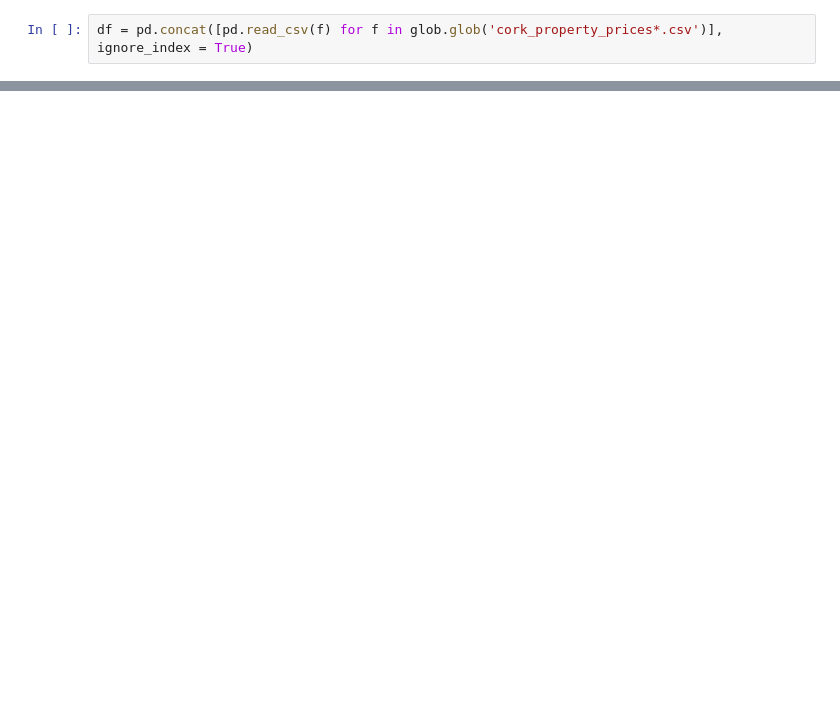
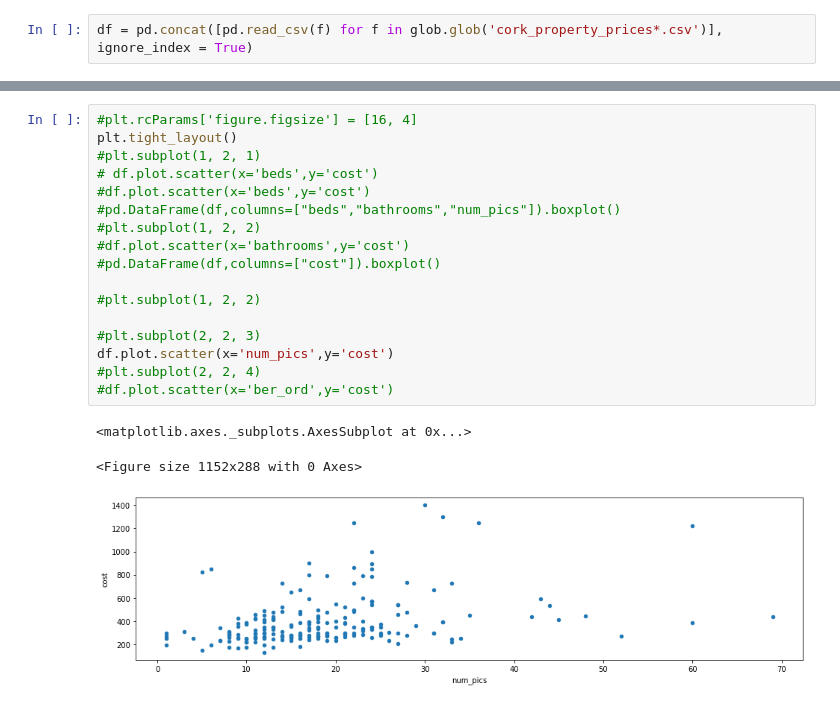
Before and after one commit to conorsobrien/CorkPropertyPrices, a Jupyter notebook: cpp_data_exploration.ipynb, the cells around one changed output, grey strips where cells are left out. Cells and saved outputs as stored; diff of their text form; blank space fills up the shorter version.

```diff
--- a/cpp_data_exploration.ipynb
+++ b/cpp_data_exploration.ipynb
@@ -40,3 +50,24 @@ pd.DataFrame(df,columns=["cost"]).boxplot()
+# %%
+#plt.rcParams['figure.figsize'] = [16, 4]
+plt.tight_layout()
+#plt.subplot(1, 2, 1)
+# df.plot.scatter(x='beds',y='cost')
+#df.plot.scatter(x='beds',y='cost')
+#pd.DataFrame(df,columns=["beds","bathrooms","num_pics"]).boxplot()
+#plt.subplot(1, 2, 2)
+#df.plot.scatter(x='bathrooms',y='cost')
+#pd.DataFrame(df,columns=["cost"]).boxplot()
+
+#plt.subplot(1, 2, 2)
+
+#plt.subplot(2, 2, 3)
+df.plot.scatter(x='num_pics',y='cost')
+#plt.subplot(2, 2, 4)
+#df.plot.scatter(x='ber_ord',y='cost')
+# %% [output]
+<matplotlib.axes._subplots.AxesSubplot at 0x...>
+<Figure size 1152x288 with 0 Axes>
+[figure, added]
 # %%
 # Explore data by location
 #df.plot.line(data=df["beds","cost"], x="beds", y="cost")
```
Also changed, not shown: parts of 14 cells of this notebook, 1 other file.
